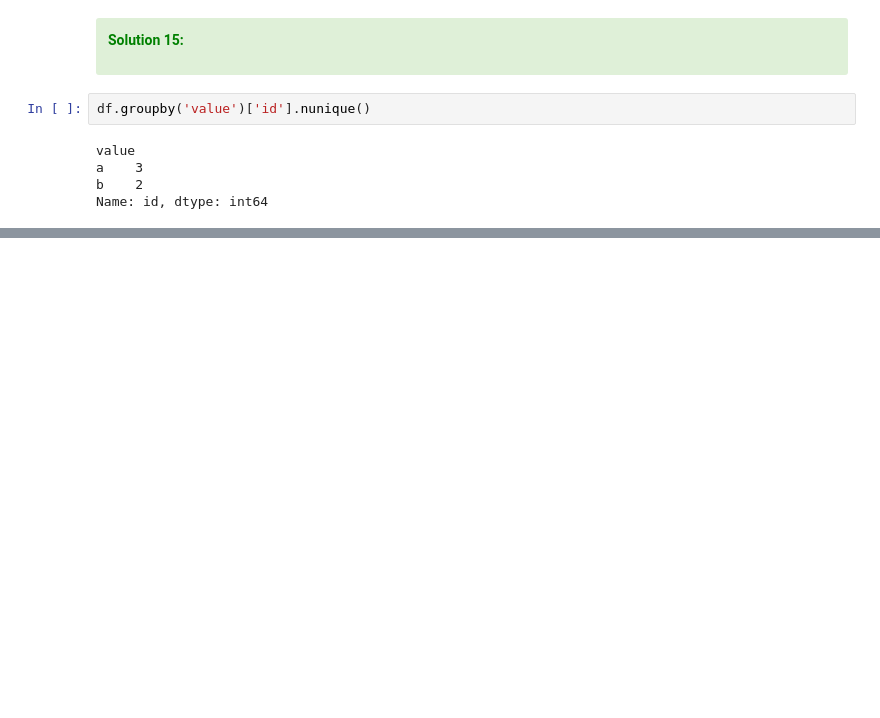
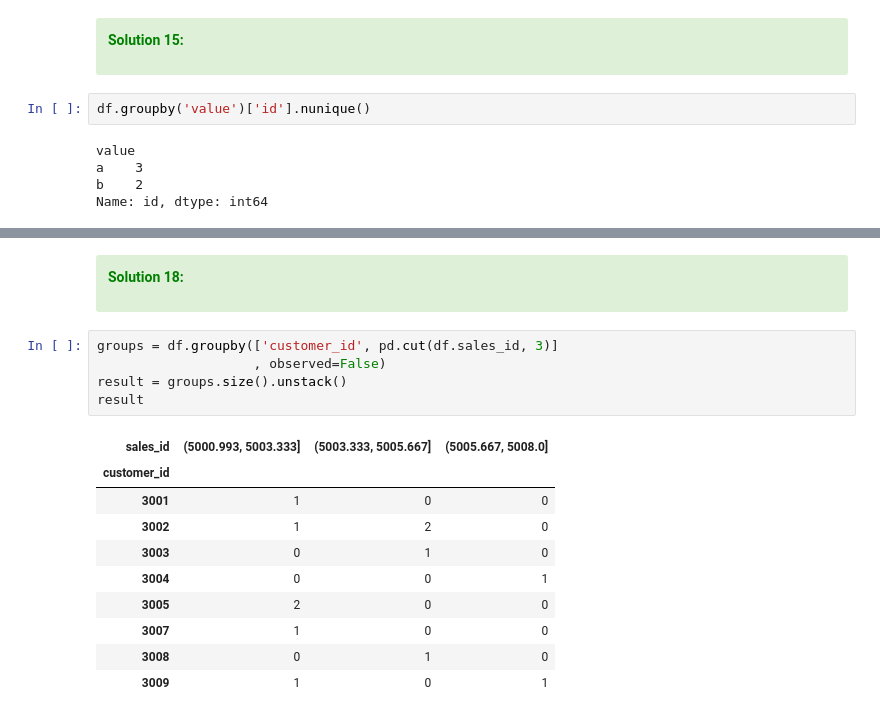
Before and after one commit to aziart/pandas-exercises, a Jupyter notebook: 12 - w3exercises/01 - Grouping and Aggregating 1/01 - Grouping and Aggregationg.ipynb, the cells around one changed output, grey strips where cells are left out. Cells and saved outputs as stored; diff of their text form; blank space fills up the shorter version.

```diff
--- a/12 - w3exercises/01 - Grouping and Aggregating 1/01 - Grouping and Aggregationg.ipynb
+++ b/12 - w3exercises/01 - Grouping and Aggregating 1/01 - Grouping and Aggregationg.ipynb
@@ -680,0 +773,20 @@ Name: id, dtype: int64
+# %% [markdown]
+<div class="alert alert-success">
+
+**<font color="green">Solution 18:</font>**
+# %%
+groups = df.groupby(['customer_id', pd.cut(df.sales_id, 3)]
+                    , observed=False)
+result = groups.size().unstack()
+result
+# %% [output]
+| sales_id | (5000.993, 5003.333] | (5003.333, 5005.667] | (5005.667, 5008.0] |
+| customer_id |  |  |  |
+| 3001 | 1 | 0 | 0 |
+| 3002 | 1 | 2 | 0 |
+| 3003 | 0 | 1 | 0 |
+| 3004 | 0 | 0 | 1 |
+| 3005 | 2 | 0 | 0 |
+| 3007 | 1 | 0 | 0 |
+| 3008 | 0 | 1 | 0 |
+| 3009 | 1 | 0 | 1 |
```
Also changed, not shown: parts of 10 cells of this notebook.
